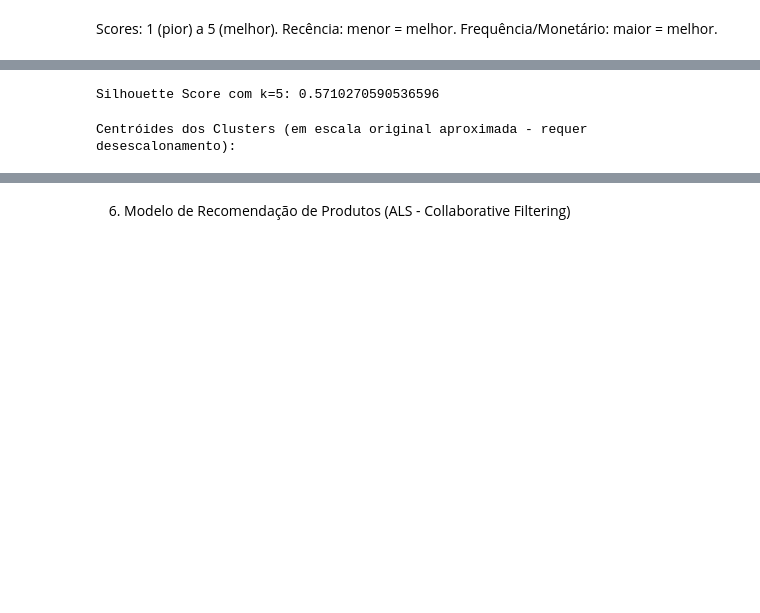
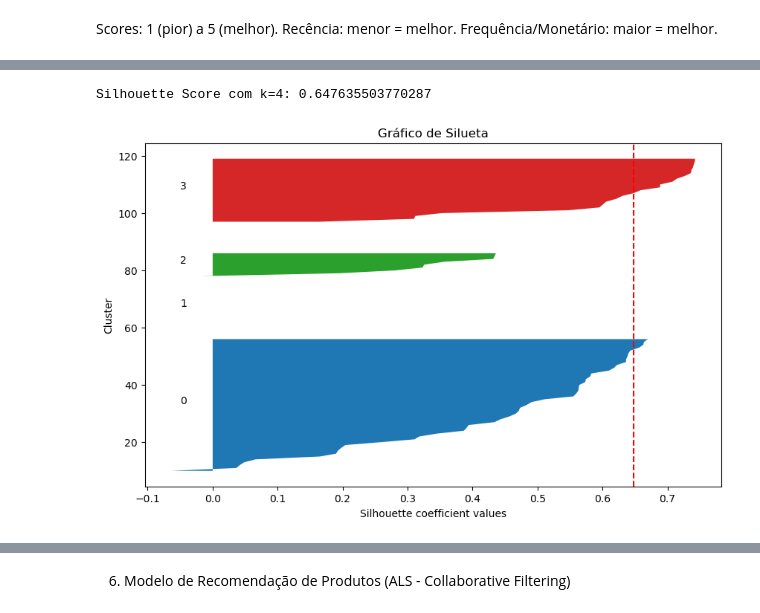
Before and after one commit to Pedrmig/Marketing-Predictivo, a Jupyter notebook: analise_clientes_pyspark.ipynb, the cells around one changed output, grey strips where cells are left out. Saved outputs shown, nothing was run; the diff lists cells and outputs as text; code cells hidden in the pictures; blank space fills up the shorter version.

```diff
--- a/analise_clientes_pyspark.ipynb
+++ b/analise_clientes_pyspark.ipynb
@@ -362,7 +414,13 @@ only showing top 5 rows
 # %%
-# Treinar o modelo K-Means
-# Definir o número de clusters (k). Pode ser otimizado (ex: método do cotovelo ou silhouette)
-# Vamos começar com k=5 como exemplo
-k = 5
+# Despues de medir la cantidad de clusters, nos quedamos con 4,
+# pues se considera 2 poco y con 4 tenemos una clsuterizacion cerca de 0.7.
+
+k = 4
 kmeans = KMeans(featuresCol="features", k=k, seed=1)
 model = kmeans.fit(rfm_scaled)
+
+# Predicir (poner clusters a los clientes)
+predictions = model.transform(rfm_scaled)
+
+print(f"Clientes atribuídos a {k} clusters:")
+predictions.select("customer_id", "prediction").show(10)
@@ -392,26 +444,42 @@ only showing top 10 rows
 # %%
-# Avaliar a clusterização (Silhouette Score)
-# Nota: Calcular Silhouette pode ser computacionalmente intensivo em datasets grandes
+# Avaliar la clusterizacion (Silhouette Score)
+
 evaluator = ClusteringEvaluator(featuresCol='features', metricName='silhouette', distanceMeasure='squaredEuclidean')
 silhouette = evaluator.evaluate(predictions)
 print(f"Silhouette Score com k={k}: {silhouette}")
 # %% [output]
-Silhouette Score com k=5: 0.5710270590536596
+Silhouette Score com k=4: 0.647635503770287
-# %%
-# (Opcional) Explorar os centróides dos clusters
-print("Centróides dos Clusters (em escala original aproximada - requer desescalonamento):")
-centers = model.clusterCenters()
-# Desescalonar os centros (aproximado, pois não armazenamos a média se withMean=True fosse usado)
-# scaler_model.std é o desvio padrão usado
-# original_center = scaled_center * std_dev
-# print(scaler_model.std)
-# for i, center in enumerate(centers):
-#     # Precisa aplicar a transformação inversa do scaler
-#     # Isso é mais complexo, pois StandardScaler não tem um 'inverse_transform' direto em PySpark ML
-#     # Vamos mostrar os centros escalados por enquanto
-#     print(f"Cluster {i}: {center}")
-# %% [output]
-Centróides dos Clusters (em escala original aproximada - requer desescalonamento):
+# %%
+import numpy as np
+import matplotlib.pyplot as plt
+from sklearn.metrics import silhouette_samples
+
+pred_pd = predictions.select("features", "prediction").toPandas()
+X = np.vstack(pred_pd["features"].values)
+labels = pred_pd["prediction"].values
+
+sample_values = silhouette_samples(X, labels)
+
+# Gráfico de silueta
+plt.figure(figsize=(10, 6))
+y_lower = 10
+for i in np.unique(labels):
+    ith_cluster_silhouette_values = sample_values[labels == i]
+    ith_cluster_silhouette_values.sort()
+    size_cluster_i = ith_cluster_silhouette_values.shape[0]
+    y_upper = y_lower + size_cluster_i
+    plt.fill_betweenx(np.arange(y_lower, y_upper),
+                      0, ith_cluster_silhouette_values)
+    plt.text(-0.05, y_lower + 0.5 * size_cluster_i, str(i))
+    y_lower = y_upper + 10
+
+plt.axvline(x=silhouette, color="red", linestyle="--")
+plt.xlabel("Silhouette coefficient values")
+plt.ylabel("Cluster")
+plt.title("Gráfico de Silueta")
+plt.show()
+# %% [output]
+[figure, added]
 # %%
 # Juntar as previsões de cluster com a tabela RFM final
 clientes_clusterizados = rfm_final.join(predictions.select("customer_id", col("prediction").alias("cluster")), "customer_id", "inner")
```
Also changed, not shown: parts of 49 cells of this notebook.
